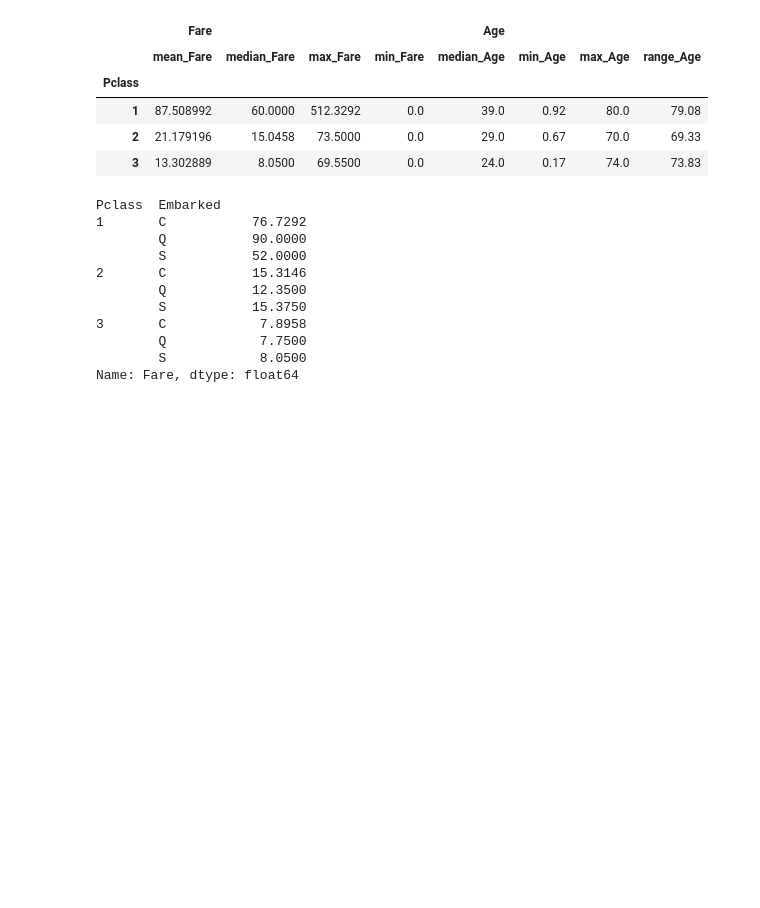
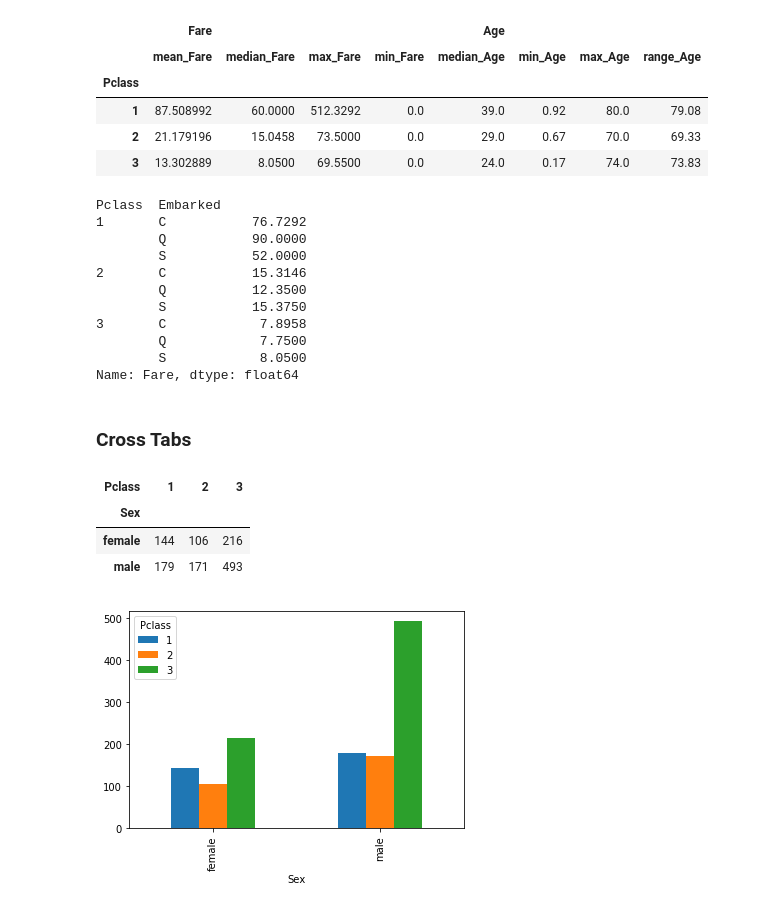
Before and after one commit to graemerenfrew/titanic, a Jupyter notebook: notebooks/2.0-ak-exploring-processing-data.ipynb, the cells around one changed output. Drawn from its saved outputs; the diff is of its cells as text; code cells hidden in the pictures; blank space fills up the shorter version.

```diff
--- a/notebooks/2.0-ak-exploring-processing-data.ipynb
+++ b/notebooks/2.0-ak-exploring-processing-data.ipynb
@@ -561,3 +561,18 @@ Pclass  Embarked
         Q            7.7500
         S            8.0500
 Name: Fare, dtype: float64
+# %% [markdown]
+### Cross Tabs
+# %%
+# let's create a cross tab on the pax and gender features
+pd.crosstab(df.Sex, df.Pclass)
+# %% [output]
+| Pclass | 1 | 2 | 3 |
+| Sex |  |  |  |
+| female | 144 | 106 | 216 |
+| male | 179 | 171 | 493 |
+# %%
+# 144 female 1st class, 179 male 1st class - most 3rd class pax are male...
+pd.crosstab(df.Sex, df.Pclass).plot(kind='bar');
+# %% [output]
+[figure, added]
```
Also changed, not shown: parts of 4 cells of this notebook.
